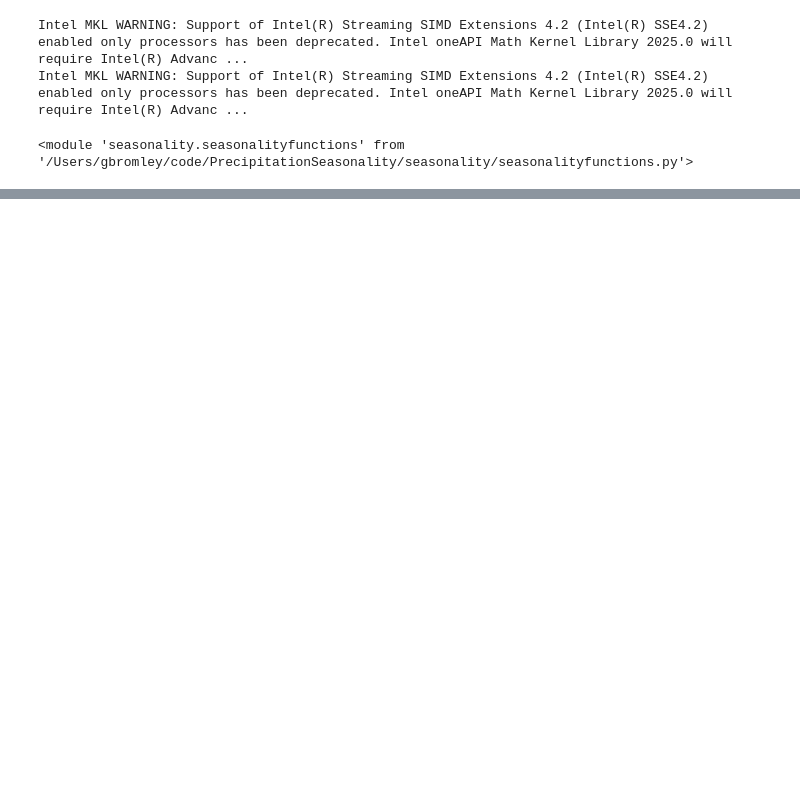
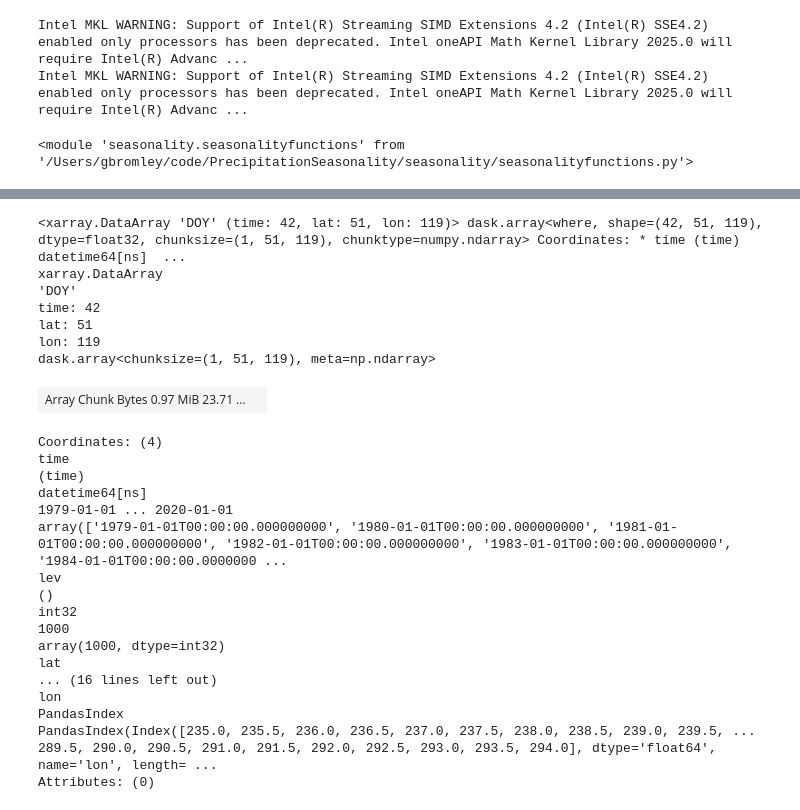
Before and after one commit to gbromley/PreSeason, a Jupyter notebook: workflows/verification.ipynb, the cells around one changed output, grey strips where cells are left out. Cells and saved outputs as stored; diff of their text form; code cells hidden in the pictures; blank space fills up the shorter version.

```diff
--- a/workflows/verification.ipynb
+++ b/workflows/verification.ipynb
@@ -42,0 +65,5 @@ cpc_conus = cpc_pr.sel(lat = conus['lat'], lon = conus['lon'])
+# %%
+bom_files = glob.glob('/Users/gbromley/data/b17_cpc_onset-demise/onset.wet.season.CPC_UNI.*.nc')
+test_bombardi = xr.open_mfdataset(sorted(bom_files), decode_cf = False, combine = 'nested', concat_dim='time')
+test_bombardi = test_bombardi['DOY'].sel(conus).squeeze()
+test_bombardi = xr.where(test_bombardi == -999., np.nan, test_bombardi)
@@ -43,3 +85,33 @@ cpc_conus = cpc_pr.sel(lat = conus['lat'], lon = conus['lon'])
+# %%
+test_bombardi['time'] = pd.date_range('1979', freq='YS', periods = 42)
+# %%
+test_bombardi
+# %% [output]
+<xarray.DataArray 'DOY' (time: 42, lat: 51, lon: 119)> dask.array<where, shape=(42, 51, 119), dtype=float32, chunksize=(1, 51, 119), chunktype=numpy.ndarray> Coordinates: * time (time) datetime64[ns]  ...
+xarray.DataArray
+'DOY'
+time: 42
+lat: 51
+lon: 119
+dask.array<chunksize=(1, 51, 119), meta=np.ndarray>
+| Array Chunk Bytes 0.97 MiB 23.71 ... |  |
+Coordinates: (4)
+time
+(time)
+datetime64[ns]
+1979-01-01 ... 2020-01-01
+array(['1979-01-01T00:00:00.000000000', '1980-01-01T00:00:00.000000000', '1981-01-01T00:00:00.000000000', '1982-01-01T00:00:00.000000000', '1983-01-01T00:00:00.000000000', '1984-01-01T00:00:00.0000000 ...
+lev
+()
+int32
+1000
+array(1000, dtype=int32)
+lat
+... (16 lines left out)
+lon
+PandasIndex
+PandasIndex(Index([235.0, 235.5, 236.0, 236.5, 237.0, 237.5, 238.0, 238.5, 239.0, 239.5, ... 289.5, 290.0, 290.5, 291.0, 291.5, 292.0, 292.5, 293.0, 293.5, 294.0], dtype='float64', name='lon', length= ...
+Attributes: (0)
 # %%
 annual_cycle = sf.calc_annual_cycle(cpc_conus)
 # %%
```
Also changed, not shown: parts of 66 cells of this notebook, 5 other files.
